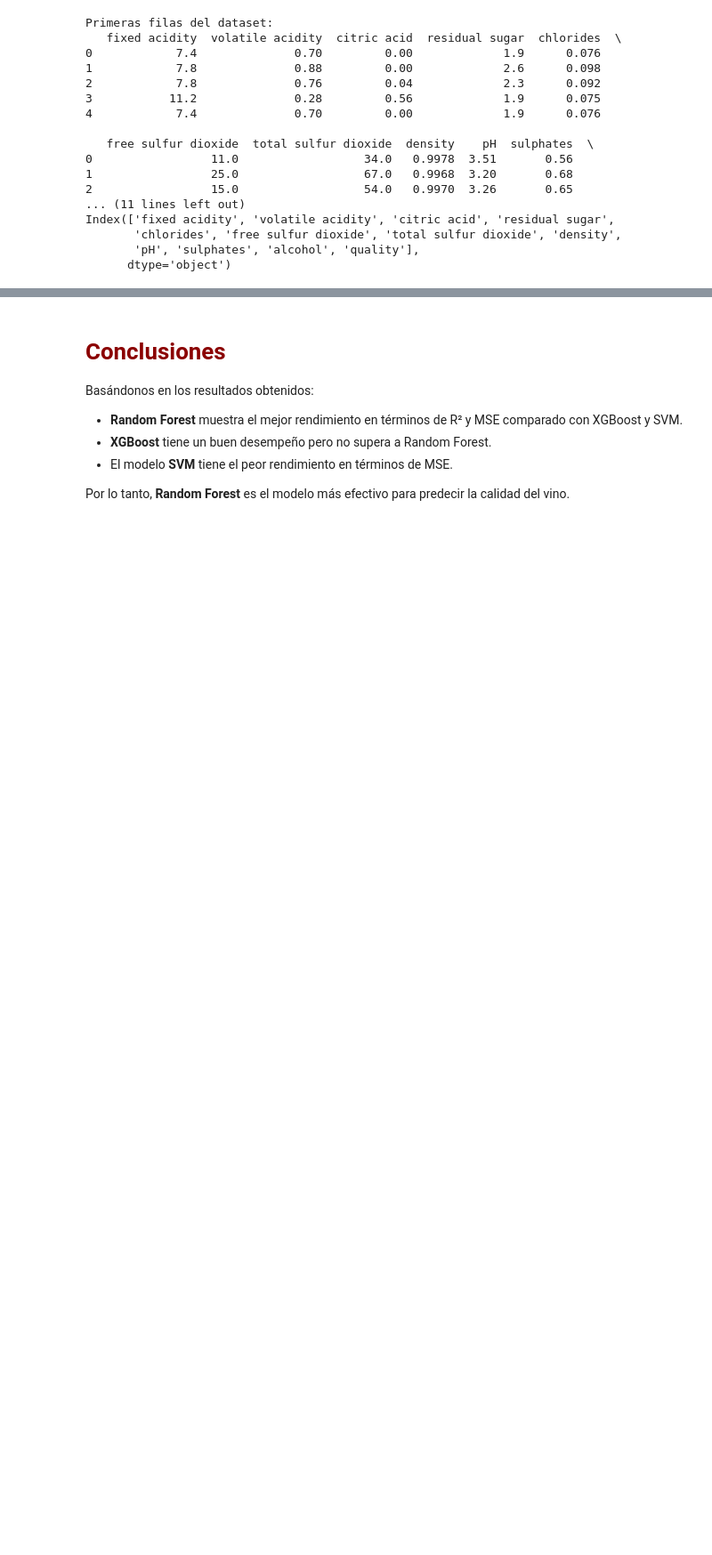
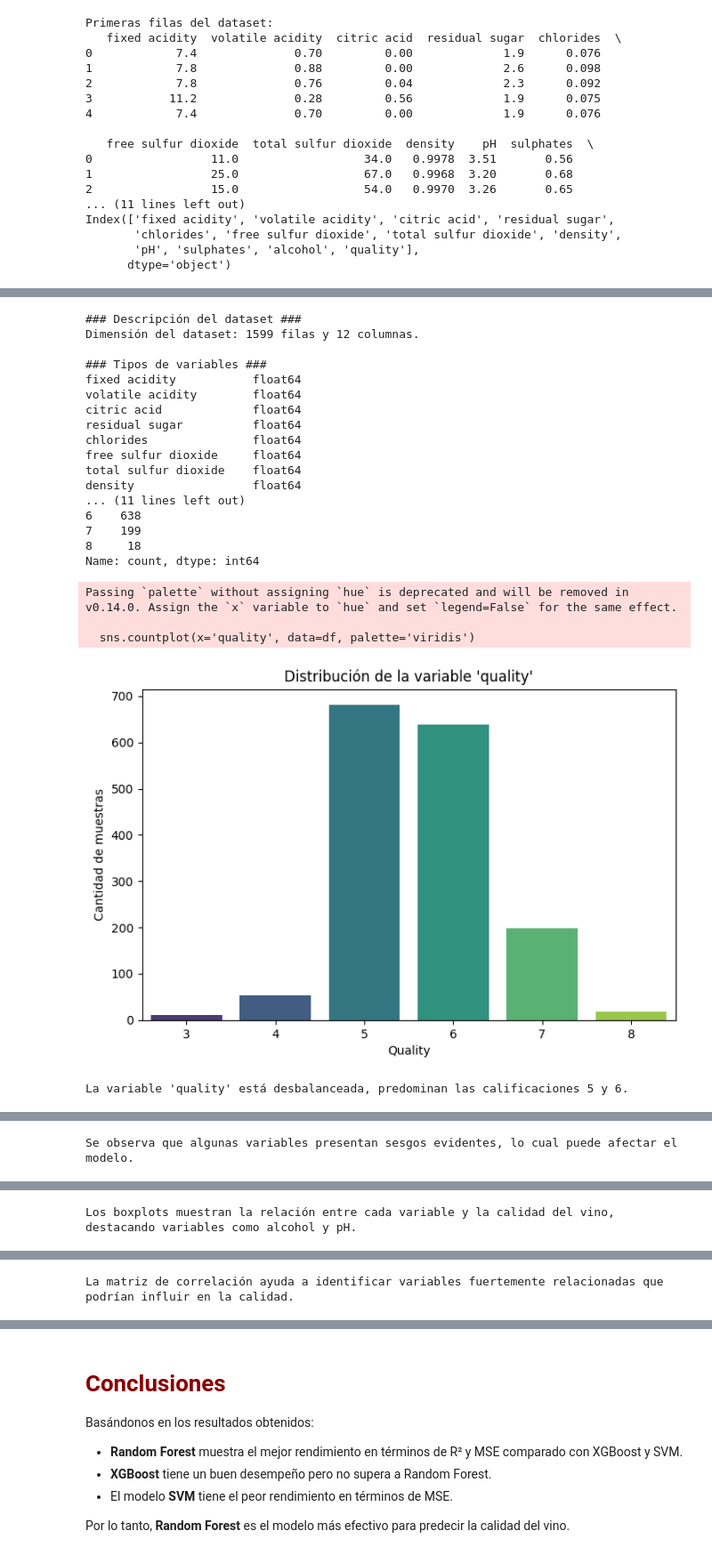
Before and after one commit to Angie-are/ML_WineQuality, a Jupyter notebook: src/results_notebook/ML_WineQuality.ipynb, the cells around one changed output, grey strips where cells are left out. Shown at 89% size. Saved outputs shown, nothing was run; the diff lists cells and outputs as text; code cells hidden in the pictures; blank space fills up the shorter version.

```diff
--- a/src/results_notebook/ML_WineQuality.ipynb
+++ b/src/results_notebook/ML_WineQuality.ipynb
@@ -153,0 +76,74 @@ joblib.dump(rf_model, 'random_forest_model.pkl')
+# %%
+print("### Descripción del dataset ###")
+print(f"Dimensión del dataset: {df.shape[0]} filas y {df.shape[1]} columnas.\n")
+
+print("### Tipos de variables ###")
+print(df.dtypes, "\n")
+
+print("### Cardinalidad de la variable objetivo 'quality' ###")
+print(df['quality'].value_counts().sort_index(), "\n")
+
+import seaborn as sns
+import matplotlib.pyplot as plt
+
+plt.figure(figsize=(8,5))
+sns.countplot(x='quality', data=df, palette='viridis')
+plt.title("Distribución de la variable 'quality'")
+plt.xlabel('Quality')
+plt.ylabel('Cantidad de muestras')
+plt.show()
+
+print("La variable 'quality' está desbalanceada, predominan las calificaciones 5 y 6.\n")
+
+num_cols = df.select_dtypes(include=['float64', 'int64']).columns.drop('quality')
+
+plt.figure(figsize=(16, 12))
+for i, col in enumerate(num_cols, 1):
+    plt.subplot(4, 3, i)
+    sns.histplot(df[col], kde=True, color='blue')
+    plt.title(f'Distribución de {col}')
+plt.tight_layout()
+plt.show()
+
+print("Se observa que algunas variables presentan sesgos evidentes, lo cual puede afectar el modelo.\n")
+
+plt.figure(figsize=(16, 12))
+for i, col in enumerate(num_cols, 1):
+    plt.subplot(4, 3, i)
+    sns.boxplot(x='quality', y=col, data=df, palette='muted')
+    plt.title(f'{col} vs Quality')
+plt.tight_layout()
+plt.show()
+
+print("Los boxplots muestran la relación entre cada variable y la calidad del vino, destacando variables como alcohol y pH.\n")
+
+plt.figure(figsize=(12, 10))
+corr = df.corr()
+sns.heatmap(corr, annot=True, fmt=".2f", cmap='coolwarm', square=True, cbar_kws={"shrink": .8})
+plt.title("Matriz de correlación entre variables")
+plt.show()
+
+print("La matriz de correlación ayuda a identificar variables fuertemente relacionadas que podrían influir en la calidad.\n")
+# %% [output]
+### Descripción del dataset ###
+Dimensión del dataset: 1599 filas y 12 columnas.
+
+### Tipos de variables ###
+fixed acidity           float64
+volatile acidity        float64
+citric acid             float64
+residual sugar          float64
+chlorides               float64
+free sulfur dioxide     float64
+total sulfur dioxide    float64
+density                 float64
+... (11 lines left out)
+6    638
+7    199
+8     18
+Name: count, dtype: int64
+Passing `palette` without assigning `hue` is deprecated and will be removed in v0.14.0. Assign the `x` variable to `hue` and set `legend=False` for the same effect.
+
+  sns.countplot(x='quality', data=df, palette='viridis')
+[figure, added]
+La variable 'quality' está desbalanceada, predominan las calificaciones 5 y 6.
@@ -153,0 +151 @@ joblib.dump(rf_model, 'random_forest_model.pkl')
+Se observa que algunas variables presentan sesgos evidentes, lo cual puede afectar el modelo.
@@ -153,0 +170 @@ joblib.dump(rf_model, 'random_forest_model.pkl')
+Los boxplots muestran la relación entre cada variable y la calidad del vino, destacando variables como alcohol y pH.
@@ -153,0 +172 @@ joblib.dump(rf_model, 'random_forest_model.pkl')
+La matriz de correlación ayuda a identificar variables fuertemente relacionadas que podrían influir en la calidad.
```
Also changed, not shown: parts of 19 cells of this notebook.
